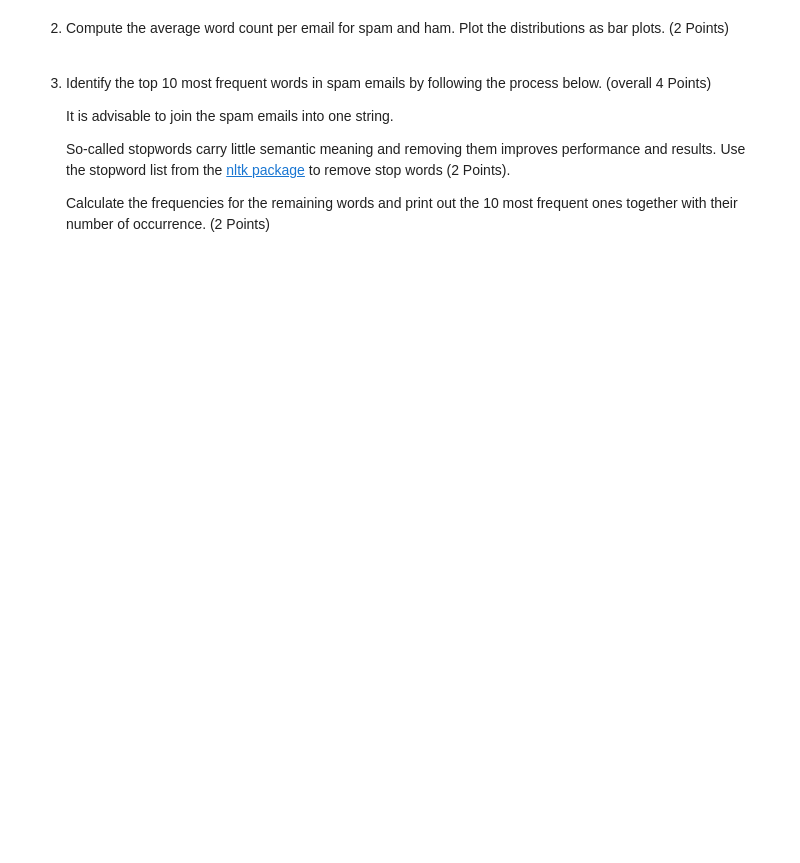
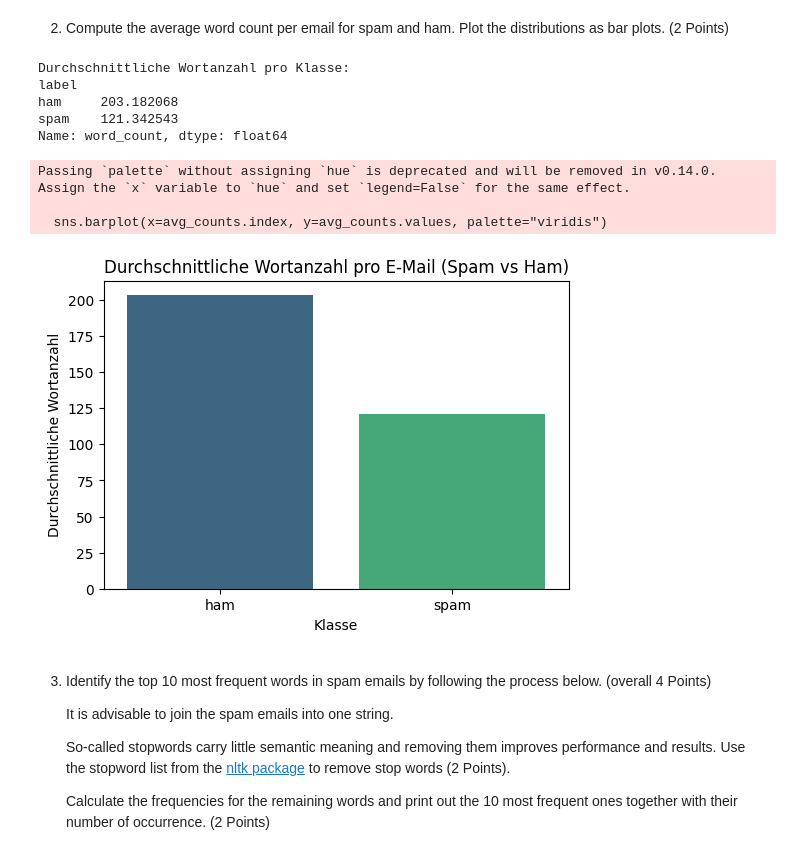
Before and after one commit to IVSource/ml_security_ws25, a Jupyter notebook: Exercise 3/mls_ws25_exercise_3d_spam_email_classification.ipynb, the cells around one changed output. Saved outputs shown, nothing was run; the diff lists cells and outputs as text; code cells hidden in the pictures; blank space fills up the shorter version.

```diff
--- a/Exercise 3/mls_ws25_exercise_3d_spam_email_classification.ipynb
+++ b/Exercise 3/mls_ws25_exercise_3d_spam_email_classification.ipynb
@@ -164,5 +282,33 @@ Analyse the data bit in order to find out how the dataset is structured, and to
 # %% [markdown]
 2. Compute the average word count per email for spam and ham. Plot the distributions as bar plots. (2 Points)
+# %%
+# Angenommen, dein DataFrame heißt df und hat die Spalten 'label' und 'text'
+# Schritt 1: Wortanzahl pro E-Mail berechnen
+df['word_count'] = df['text_combined'].apply(lambda x: len(str(x).split()))
+
+# Schritt 2: Durchschnittliche Wortanzahl pro Klasse berechnen
+avg_counts = df.groupby('label')['word_count'].mean()
+
+print("Durchschnittliche Wortanzahl pro Klasse:")
+print(avg_counts)
+
+# Schritt 3: Balkendiagramm zeichnen
+plt.figure(figsize=(6,4))
+sns.barplot(x=avg_counts.index, y=avg_counts.values, palette="viridis")
+plt.title("Durchschnittliche Wortanzahl pro E-Mail (Spam vs Ham)")
+plt.xlabel("Klasse")
+plt.ylabel("Durchschnittliche Wortanzahl")
+plt.show()
+# %% [output]
+Durchschnittliche Wortanzahl pro Klasse:
+label
+ham     203.182068
+spam    121.342543
+Name: word_count, dtype: float64
+Passing `palette` without assigning `hue` is deprecated and will be removed in v0.14.0. Assign the `x` variable to `hue` and set `legend=False` for the same effect.
+
+  sns.barplot(x=avg_counts.index, y=avg_counts.values, palette="viridis")
+[figure, added]
 # %% [markdown]
 3. Identify the top 10 most frequent words in spam emails by following the process below. (overall 4 Points)
 
```
Also changed, not shown: parts of 11 cells of this notebook.
